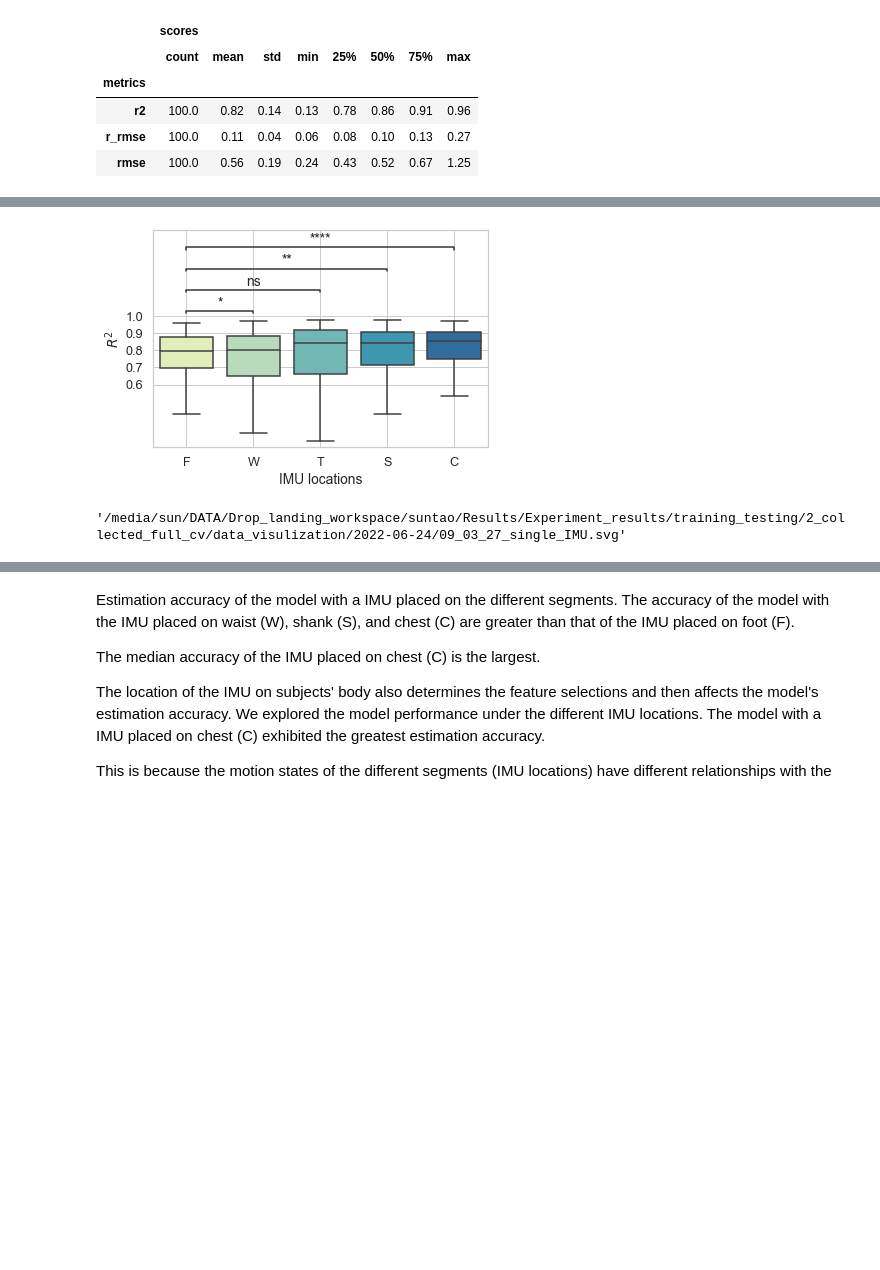
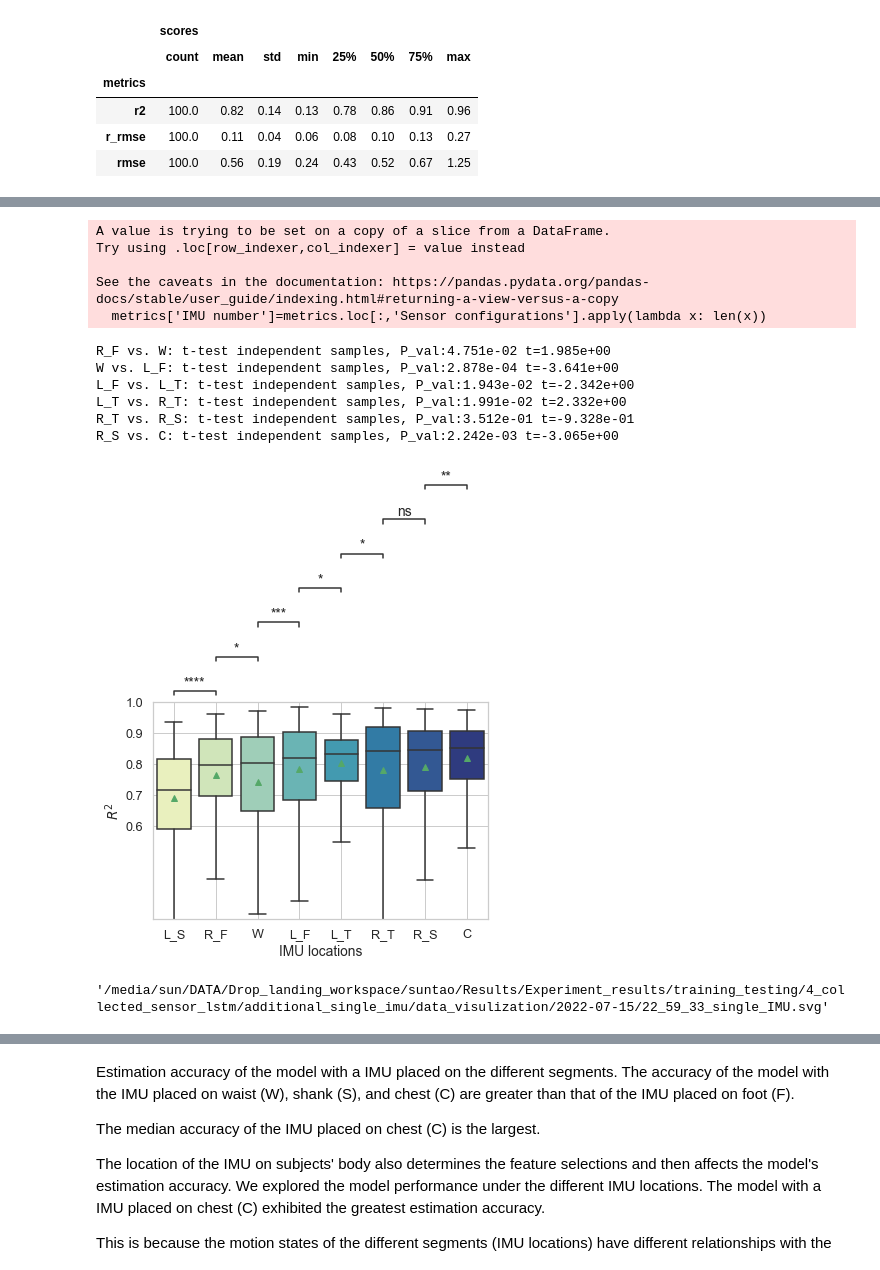
Before and after one commit to sunzhon/DataAnalysis, a Jupyter notebook: P5/drop_landing_estimation/script/jupyter-lab/results_analysis.ipynb, the cells around one changed output, grey strips where cells are left out. Saved outputs shown, nothing was run; the diff lists cells and outputs as text; code cells hidden in the pictures; blank space fills up the shorter version.

```diff
--- a/P5/drop_landing_estimation/script/jupyter-lab/results_analysis.ipynb
+++ b/P5/drop_landing_estimation/script/jupyter-lab/results_analysis.ipynb
@@ -667,64 +1062,4 @@ See the caveats in the documentation: https://pandas.pydata.org/pandas-docs/stab
 | rmse | 100.0 | 0.56 | 0.19 | 0.24 | 0.43 | 0.52 | 0.67 | 1.25 |
 # %%
 from statannotations.Annotator import Annotator
-combination_investigation_results = "/media/sun/DATA/Drop_landing_workspace/suntao/Results/Experiment_results/training_testing/1_collected_data/study_lstm_units_GRF/r2_metrics.csv"
-combination_investigation_results = "/media/sun/DATA/Drop_landing_workspace/suntao/Results/Experiment_results/training_testing/2_collected_full_cv/testing_result_folders.txt"
-combination_investigation_results = "/media/sun/DATA/Drop_landing_workspace/suntao/Results/Experiment_results/training_testing/2_collected_full_cv/r2_metrics.csv"
-landing_manner= "double_legs"
-metrics = parase_plot_data(
-    combination_investigation_results,
-    landing_manner = landing_manner,
-    estimated_variable = 'GRF',
-    syn_features_label = False,
-    drop_value = 0.0,
-    IMU_number = [1]
-)
-
-imu_config = ['T','S','F','W','C']
-
-displayed_data = metrics.loc[metrics['Sensor configurations'].isin(imu_config)]
-sort_variable='average scores'
-displayed_data[sort_variable] = displayed_data[sort_variable].astype('float64')
-displayed_data.sort_values(by=[sort_variable], ascending=True, inplace=True)
-
-
-sns.set(font_scale=1.15,style='whitegrid')
-colors = sns.color_palette("YlGnBu")
-#colors = sns.cubehelix_palette(start=.5, rot=-.5)
-
-states_palette = sns.color_palette("YlGnBu", n_colors=5)
-x='Sensor configurations'
-y='scores'
-
-
-hue_plot_params = {
-'data': displayed_data,
-'x': x,
-'y': y,
-#"order": order,
-#"hue": "Control methods",
-#"hue_order": hue_order,
-"showfliers":False,
-"palette": colors
-}
-
-g = sns.boxplot( **hue_plot_params)
-g.set_ylabel('$R^2$')
-g.set_xlabel('IMU locations')
-g.grid(visible=True, axis='both',which='major')
-#g.set_ylim([0.3,1.2])
-g.set_yticks([0.6,0.7,0.8,0.9,1.0])
-
-# statistical test
-#test_method="Mann-Whitney"
-test_method="t-test_ind"
-pairs = (
-[('F','W'),('F','T'),('F','S'),('F','C')]
-)
-annotator=Annotator(g,pairs=pairs,**hue_plot_params)
-annotator.configure(test=test_method, text_format='star', loc='inside')
-annotator.apply_and_annotate()
-
-
-save_figure(os.path.dirname(combination_investigation_results),'single_IMU',fig_format='svg')
 # %% [output]
@@ -745,2 +1080,13 @@ F vs. C: t-test independent samples, P_val:2.698e-09 t=-6.013e+00
+A value is trying to be set on a copy of a slice from a DataFrame.
+Try using .loc[row_indexer,col_indexer] = value instead
+
+See the caveats in the documentation: https://pandas.pydata.org/pandas-docs/stable/user_guide/indexing.html#returning-a-view-versus-a-copy
+  metrics['IMU number']=metrics.loc[:,'Sensor configurations'].apply(lambda x: len(x))
+R_F vs. W: t-test independent samples, P_val:4.751e-02 t=1.985e+00
+W vs. L_F: t-test independent samples, P_val:2.878e-04 t=-3.641e+00
+L_F vs. L_T: t-test independent samples, P_val:1.943e-02 t=-2.342e+00
+L_T vs. R_T: t-test independent samples, P_val:1.991e-02 t=2.332e+00
+R_T vs. R_S: t-test independent samples, P_val:3.512e-01 t=-9.328e-01
+R_S vs. C: t-test independent samples, P_val:2.242e-03 t=-3.065e+00
-[figure, old version]
+[figure, new version]
-'/media/sun/DATA/Drop_landing_workspace/suntao/Results/Experiment_results/training_testing/2_collected_full_cv/data_visulization/2022-06-24/09_03_27_single_IMU.svg'
+'/media/sun/DATA/Drop_landing_workspace/suntao/Results/Experiment_results/training_testing/4_collected_sensor_lstm/additional_single_imu/data_visulization/2022-07-15/22_59_33_single_IMU.svg'
```
Also changed, not shown: parts of 28 cells of this notebook, 28 other files.
